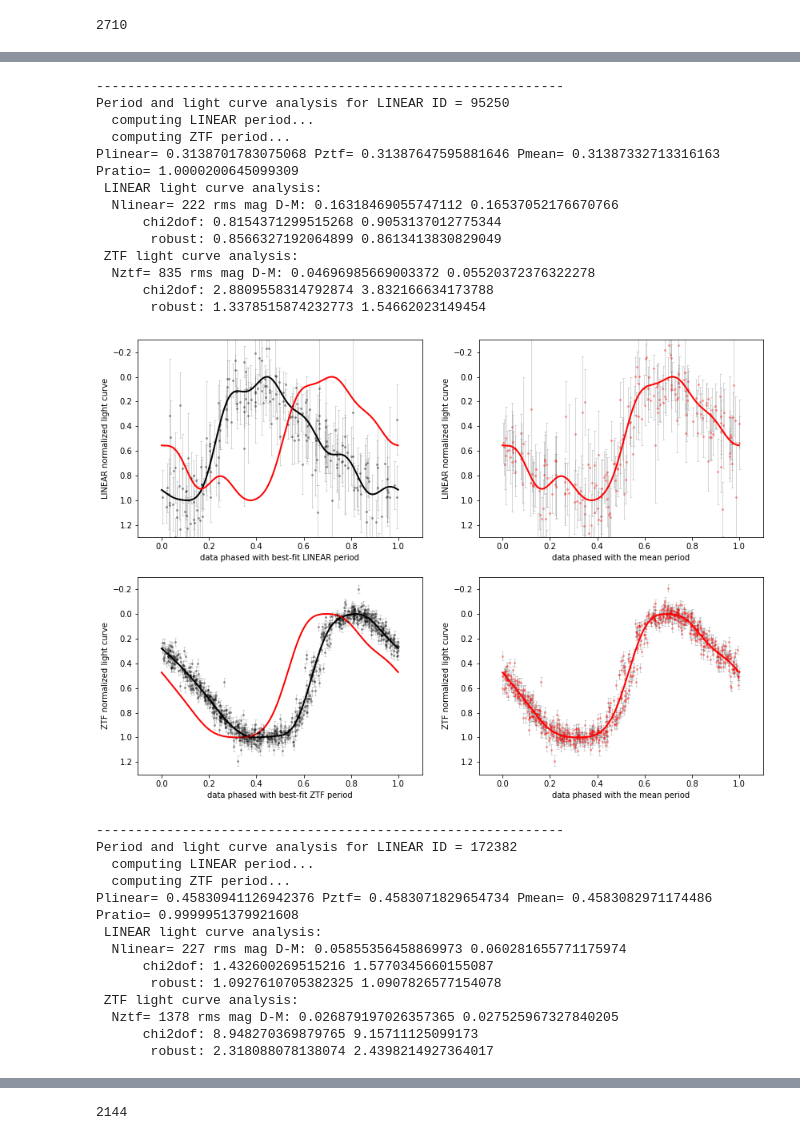
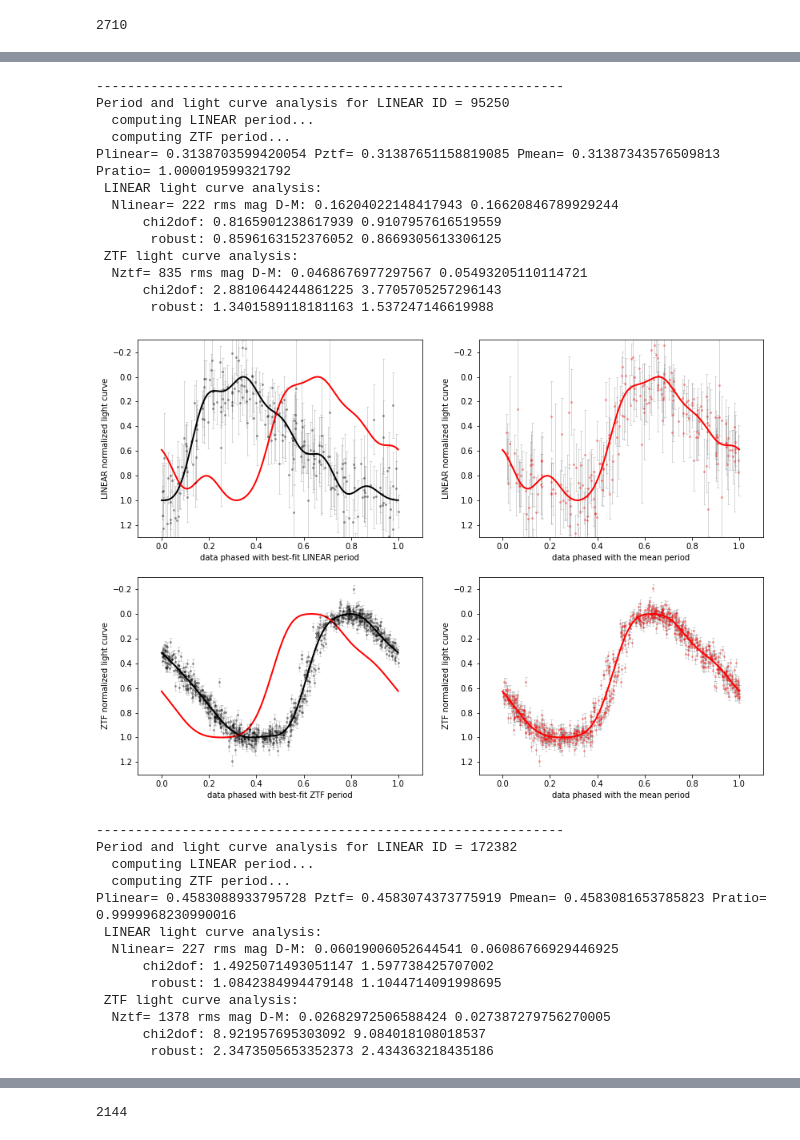
Before and after one commit to emadonev/var_stars, a Jupyter notebook: nbs/ZI_compareLightCurves.ipynb, the cells around one changed output, grey strips where cells are left out. Saved outputs shown, nothing was run; the diff lists cells and outputs as text; code cells hidden in the pictures.

```diff
--- a/nbs/ZI_compareLightCurves.ipynb
+++ b/nbs/ZI_compareLightCurves.ipynb
@@ -81,7 +81,8 @@ def doPeriodsOrig(time, mag, magErr, nterms, lsPS=False, nyquist=300):
 
 # similar to doPeriodsOrig(), but first try with auto frequency grid
 # and then "zoom-in" around the highest LS power peak
-def doPeriods(time, mag, magErr, nterms, lsPS=False, nyquist=100, freqFac=1.003):
+# note: freqFac=1.02 allows search for Blazhko periods longer than 50*basic period, so ~25 days and longer
+def doPeriods(time, mag, magErr, nterms, lsPS=False, nyquist=100, freqFac=1.02):
     try:
         ls = LombScargle(time, mag, magErr, nterms=nterms) # set up a LombScargle object to model the frequency and power
         frequencyAuto, powerAuto = ls.autopower(nyquist_factor=nyquist) # calculate the frequency and power
@@ -245,11 +246,12 @@ def compareLINEARvsZTFlightCurves(LINEARmetadata, LINEARlightcurves, LINEARid, p
     # LINEAR-only period
     if verbose:
         print('  computing LINEAR period...')
-    Plinear = doPeriods(tL, mL, mLerr, nterms)
+    Plinear, fL, pL = doPeriods(tL, mL, mLerr, nterms, lsPS=True)
+
     # for ZTF, we'll average periods from the three (gri) filters
     if verbose:
         print('  computing ZTF period...')
-    Pztf = getZTFperiod(ZTFdata, nterms)
+    Pztf, fZ, pZ = getZTFperiod(ZTFdata, nterms, ZTFbands=['zg', 'zr', 'zi'], lsPS=True)
     # mean period, approximately equal to best fit for all data
     Pmean = (Plinear+Pztf)/2
     Pratio = Pztf/Plinear
@@ -308,7 +310,7 @@ def compareLINEARvsZTFlightCurves(LINEARmetadata, LINEARlightcurves, LINEARid, p
     ## and plot light curves using data and best-fit models
     makeLCplot4(LINEAR_Plinear, LINEAR_Pmean, ZTF_Pztf, ZTF_Pmean)
 
-    return PeriodComparison
+    return PeriodComparison, fL, pL, fZ, pZ
 # %% [markdown]
 # Analysis starts here
 ### retrieve LINEAR light curve data for a given LINEAR ID
@@ -331,8 +333,10 @@ len(Lrrlyr)
 # id0 = '24107664'
 # id0 = '10022663'
 #id0 = '104455'
-id0 = '18525697'
+# id0 = '18525697'
+id0 = '1092244'   # Blazhko star
 Pcomparison = {}
-Pcomparison[id0] = compareLINEARvsZTFlightCurves(Lrrlyr, LINEARlightcurves, id0)
+Pcomparison[id0], fL, pL, fZ, pZ = compareLINEARvsZTFlightCurves(Lrrlyr, LINEARlightcurves, id0)
+## here needs code to store (fL, pL) and (fZ, pZ) to two files...
 # %% [output]
 ------------------------------------------------------------
@@ -372,40 +376,49 @@ Pcomparison[id0]
+# %%
+## a little helper for storing Lomb-Scargle periodogram
+def writeLSperiodogram(freq, power, filename):
+    print('writeLSperiodogram is not finished')
 # %%
 # let's check the four stars sent by Ema:
 ## Ema's stars;
 # Prat=0.6-0.7:
 # id0 = '95250'      # Pmean is ok
 # id0 = '172382'     # Pmean is ok, 1378 points in zr!
 # Prat=1.3-1.4:
 # id0 = '976746'    # Pmean= 0.620667 fits well both datasets
 # id0 = '1092244'   # noisy ZTF phased curve: possibly Blazhko?
 emaStars = ['95250', '172382', '976746', '1092244']
 for id0 in emaStars:
-    Pcomparison[id0] = compareLINEARvsZTFlightCurves(Lrrlyr, LINEARlightcurves, id0)
+    Pcomparison[id0], fL, pL, fZ, pZ  = compareLINEARvsZTFlightCurves(Lrrlyr, LINEARlightcurves, id0)
+    ## here we store (fL, pL) and (fZ, pZ) to two files...
+    filename = '../output/LSpower_LINEAR_id' + id0 + '.dat'
+    writeLSperiodogram(fL, pL, filename)
+    filename = '../output/LSpower_ZTF_id' + id0 + '.dat'
+    writeLSperiodogram(fZ, pZ, filename)
 # %% [output]
 ------------------------------------------------------------
 Period and light curve analysis for LINEAR ID = 95250
   computing LINEAR period...
   computing ZTF period...
-Plinear= 0.3138701783075068 Pztf= 0.31387647595881646 Pmean= 0.31387332713316163 Pratio= 1.0000200645099309
+Plinear= 0.3138703599420054 Pztf= 0.31387651158819085 Pmean= 0.31387343576509813 Pratio= 1.000019599321792
  LINEAR light curve analysis:
-  Nlinear= 222 rms mag D-M: 0.16318469055747112 0.16537052176670766
-      chi2dof: 0.8154371299515268 0.9053137012775344
-       robust: 0.8566327192064899 0.8613413830829049
+  Nlinear= 222 rms mag D-M: 0.16204022148417943 0.16620846789929244
+      chi2dof: 0.8165901238617939 0.9107957616519559
+       robust: 0.8596163152376052 0.8669305613306125
  ZTF light curve analysis:
-  Nztf= 835 rms mag D-M: 0.04696985669003372 0.05520372376322278
-      chi2dof: 2.8809558314792874 3.832166634173788
-       robust: 1.3378515874232773 1.54662023149454
+  Nztf= 835 rms mag D-M: 0.0468676977297567 0.05493205110114721
+      chi2dof: 2.8810644244861225 3.7705705257296143
+       robust: 1.3401589118181163 1.537247146619988
-[figure, old version]
+[figure, new version]
 ------------------------------------------------------------
 Period and light curve analysis for LINEAR ID = 172382
   computing LINEAR period...
   computing ZTF period...
-Plinear= 0.45830941126942376 Pztf= 0.4583071829654734 Pmean= 0.4583082971174486 Pratio= 0.9999951379921608
+Plinear= 0.4583088933795728 Pztf= 0.4583074373775919 Pmean= 0.4583081653785823 Pratio= 0.9999968230990016
  LINEAR light curve analysis:
-  Nlinear= 227 rms mag D-M: 0.05855356458869973 0.060281655771175974
-      chi2dof: 1.432600269515216 1.5770345660155087
-       robust: 1.0927610705382325 1.0907826577154078
+  Nlinear= 227 rms mag D-M: 0.06019006052644541 0.06086766929446925
+      chi2dof: 1.4925071493051147 1.597738425707002
+       robust: 1.0842384994479148 1.1044714091998695
  ZTF light curve analysis:
-  Nztf= 1378 rms mag D-M: 0.026879197026357365 0.027525967327840205
-      chi2dof: 8.948270369879765 9.15711125099173
-       robust: 2.318088078138074 2.4398214927364017
+  Nztf= 1378 rms mag D-M: 0.02682972506588424 0.027387279756270005
+      chi2dof: 8.921957695303092 9.084018108018537
+       robust: 2.3473505653352373 2.434363218435186
```
Also changed, not shown: parts of 9 cells of this notebook.
